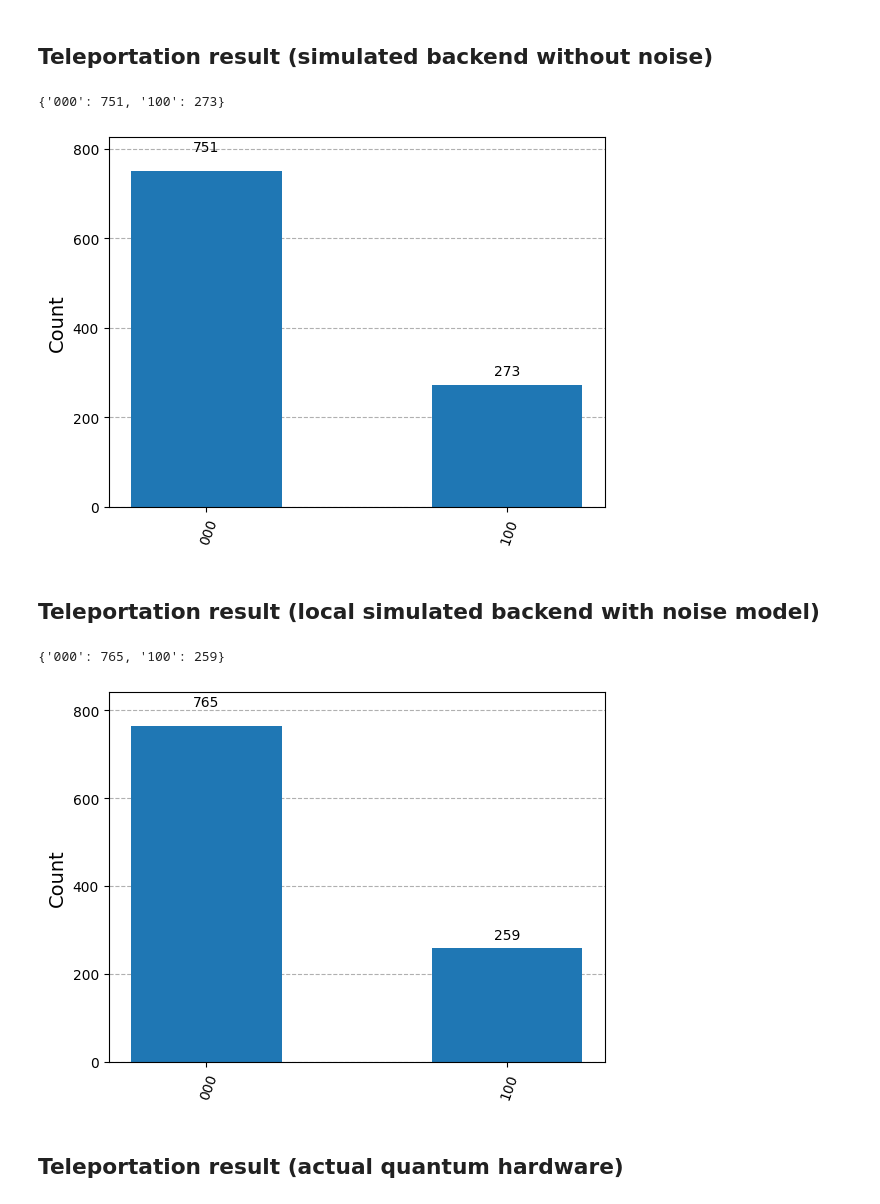
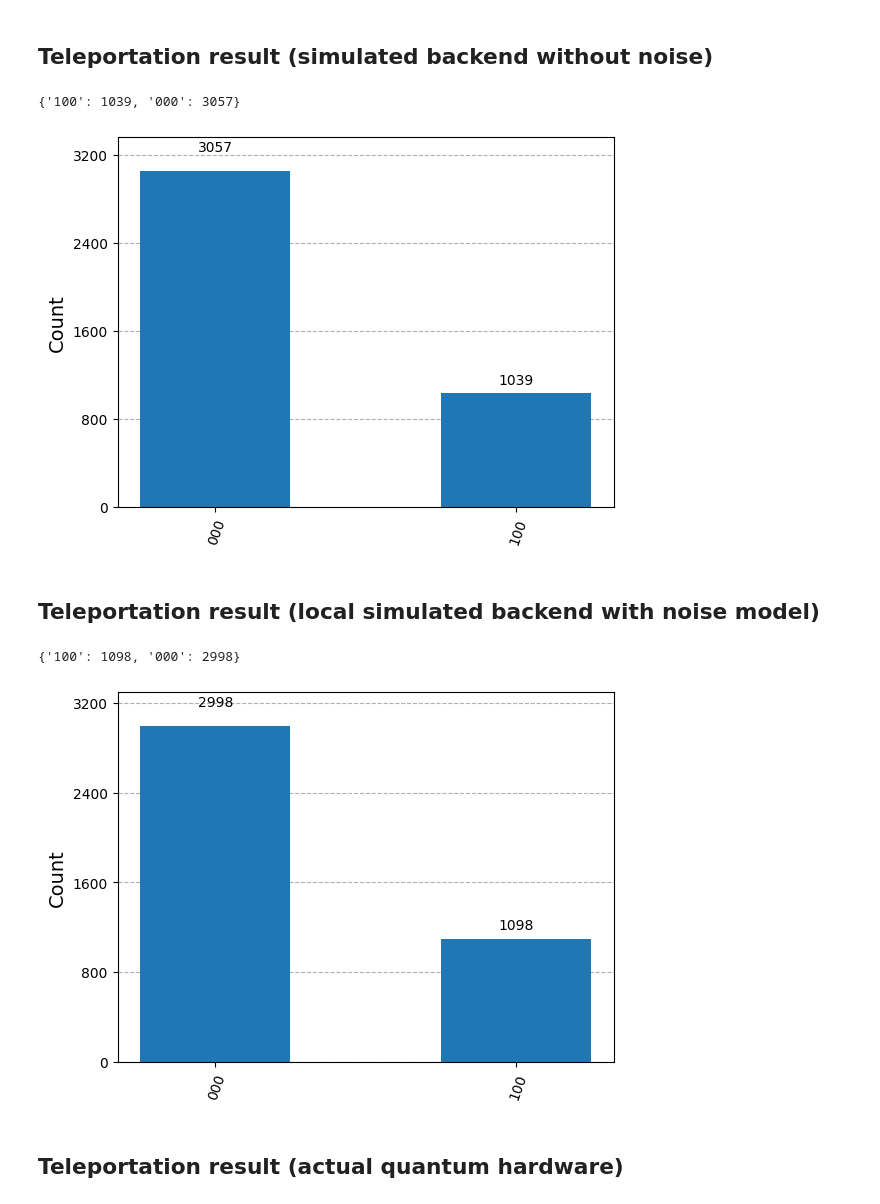
Before and after one commit to NinhVDT/mach_luong_tu_co_ban, a Jupyter notebook: quantum_tele_qiskit_one.ipynb, the cells around one changed output. Saved outputs shown, nothing was run; the diff lists cells and outputs as text; code cells hidden in the pictures.

Commit message:
added shots option, corrected grover nb to qiskit one syntax

```diff
--- a/quantum_tele_qiskit_one.ipynb
+++ b/quantum_tele_qiskit_one.ipynb
@@ -58,7 +58,7 @@ qc.draw('mpl')
 # Run on the qasm simulator
 simulator = AerSimulator()
 circ = transpile(qc, simulator)
-result = simulator.run(circ).result()
+result = simulator.run(circ, shots = 4096).result()
 counts = result.get_counts(circ)
 
 # Print and plot results
@@ -66,27 +66,27 @@ print(counts)
 plot_histogram(counts).savefig('results/quantum_tele_ideal.jpg')
 plot_histogram(counts)
 # %% [output]
-{'000': 751, '100': 273}
+{'100': 1039, '000': 3057}
-[figure, old version]
+[figure, new version]
 # %% [markdown]
 ## Teleportation result (local simulated backend with noise model)
 # %%
 # Simulate a noisy backend, based on a cloud backend
 backend = service.backend("ibm_sherbrooke")
 sim_sherbrooke = AerSimulator.from_backend(backend)
 
 # Transpile the circuit for the noisy basis gates
 tcirc = transpile(circ, sim_sherbrooke)
 
 # Execute the circuit on the simulated noisy backend and plot results
-result_noise = sim_sherbrooke.run(tcirc).result()
+result_noise = sim_sherbrooke.run(tcirc, shots = 4096).result()
 counts_noise = result_noise.get_counts(0)
 print(counts_noise)
 plot_histogram(counts_noise).savefig('results/quantum_tele_noise_local.jpg')
 plot_histogram(counts_noise)
 # %% [output]
-{'000': 765, '100': 259}
+{'100': 1098, '000': 2998}
-[figure, old version]
+[figure, new version]
 # %% [markdown]
 ## Teleportation result (actual quantum hardware)
 # %%
```
Also changed, not shown: parts of 2 cells of this notebook, 12 other files.
